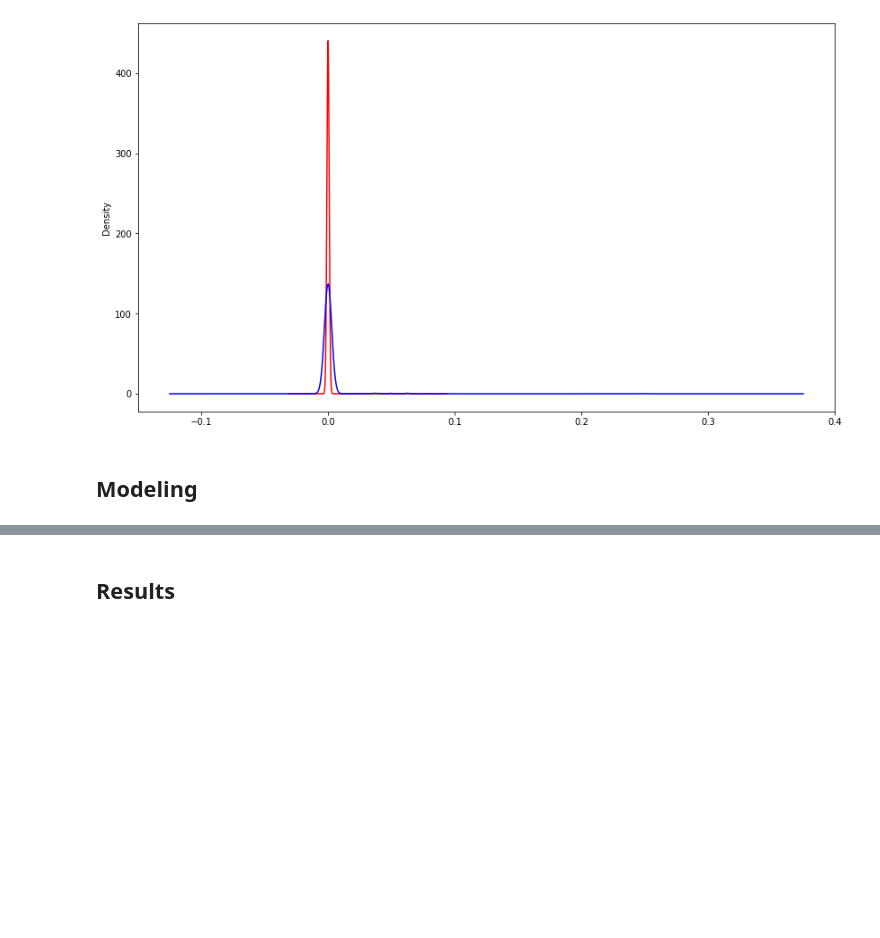
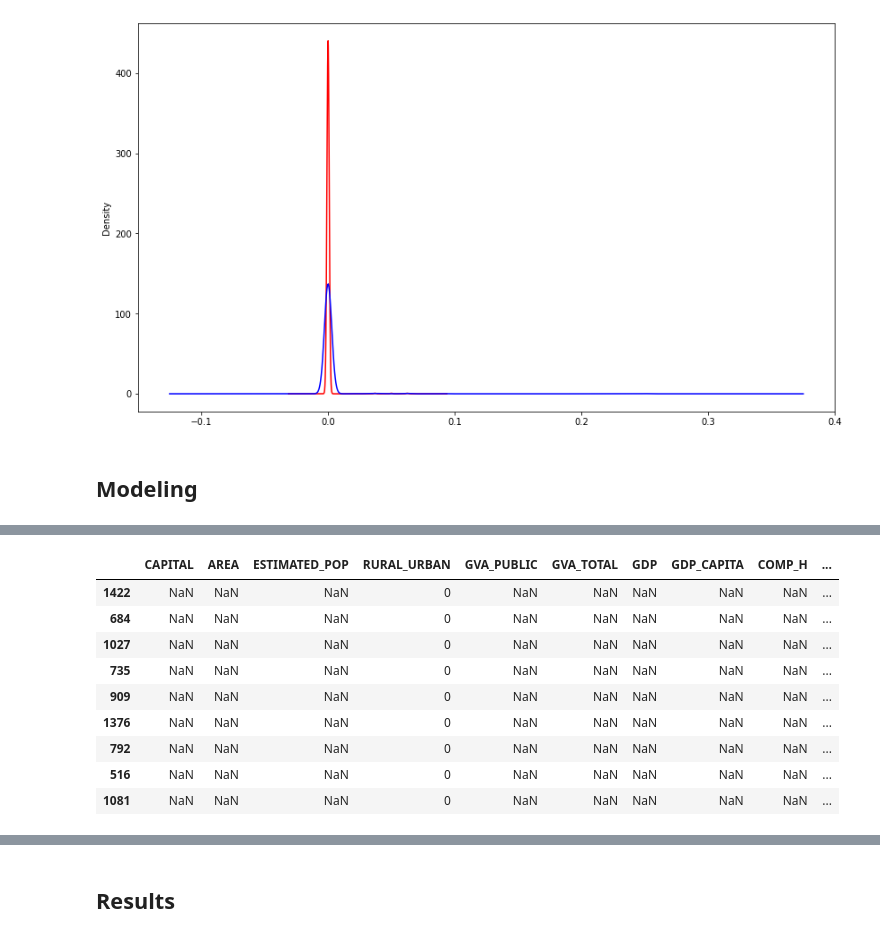
Before and after one commit to miltongneto/Education-SP-BR, a Jupyter notebook: notebooks/03 - Modelagem.ipynb, the cells around one changed output, grey strips where cells are left out. Cells and saved outputs as stored; diff of their text form; code cells hidden in the pictures; blank space fills up the shorter version.

```diff
--- a/notebooks/03 - Modelagem.ipynb
+++ b/notebooks/03 - Modelagem.ipynb
@@ -112,0 +151,3 @@ X_test.drop(['DOUTORADO_BIN', 'MESTRADO_BIN', 'ESPECIALIZACAO_BIN'], axis=1, inp
+# %%
+y_train = y_train.apply(lambda x: 1 if x > 5.5 else 0)
+y_test = y_test.apply(lambda x: 1 if x > 5.5 else 0)
@@ -124,0 +239,13 @@ X_test.drop(['DOUTORADO_BIN', 'MESTRADO_BIN', 'ESPECIALIZACAO_BIN'], axis=1, inp
+# %%
+X_train.loc[X_train.isnull().any(axis=1)]
+# %% [output]
+|  | CAPITAL | AREA | ESTIMATED_POP | RURAL_URBAN | GVA_PUBLIC | GVA_TOTAL | GDP | GDP_CAPITA | COMP_H | ... |
+| 1422 | NaN | NaN | NaN | 0 | NaN | NaN | NaN | NaN | NaN | ... |
+| 684 | NaN | NaN | NaN | 0 | NaN | NaN | NaN | NaN | NaN | ... |
+| 1027 | NaN | NaN | NaN | 0 | NaN | NaN | NaN | NaN | NaN | ... |
+| 735 | NaN | NaN | NaN | 0 | NaN | NaN | NaN | NaN | NaN | ... |
+| 909 | NaN | NaN | NaN | 0 | NaN | NaN | NaN | NaN | NaN | ... |
+| 1376 | NaN | NaN | NaN | 0 | NaN | NaN | NaN | NaN | NaN | ... |
+| 792 | NaN | NaN | NaN | 0 | NaN | NaN | NaN | NaN | NaN | ... |
+| 516 | NaN | NaN | NaN | 0 | NaN | NaN | NaN | NaN | NaN | ... |
+| 1081 | NaN | NaN | NaN | 0 | NaN | NaN | NaN | NaN | NaN | ... |
```
Also changed, not shown: parts of 27 cells of this notebook, 3 other files.
